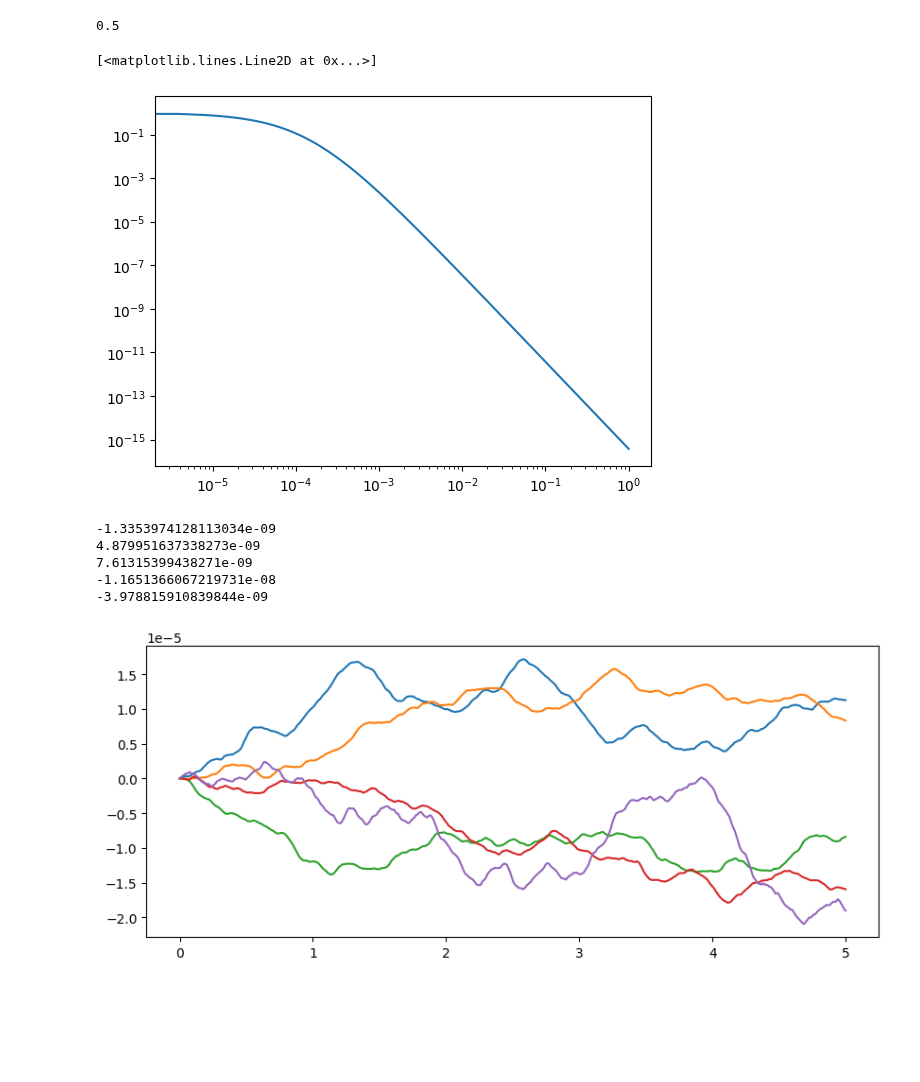
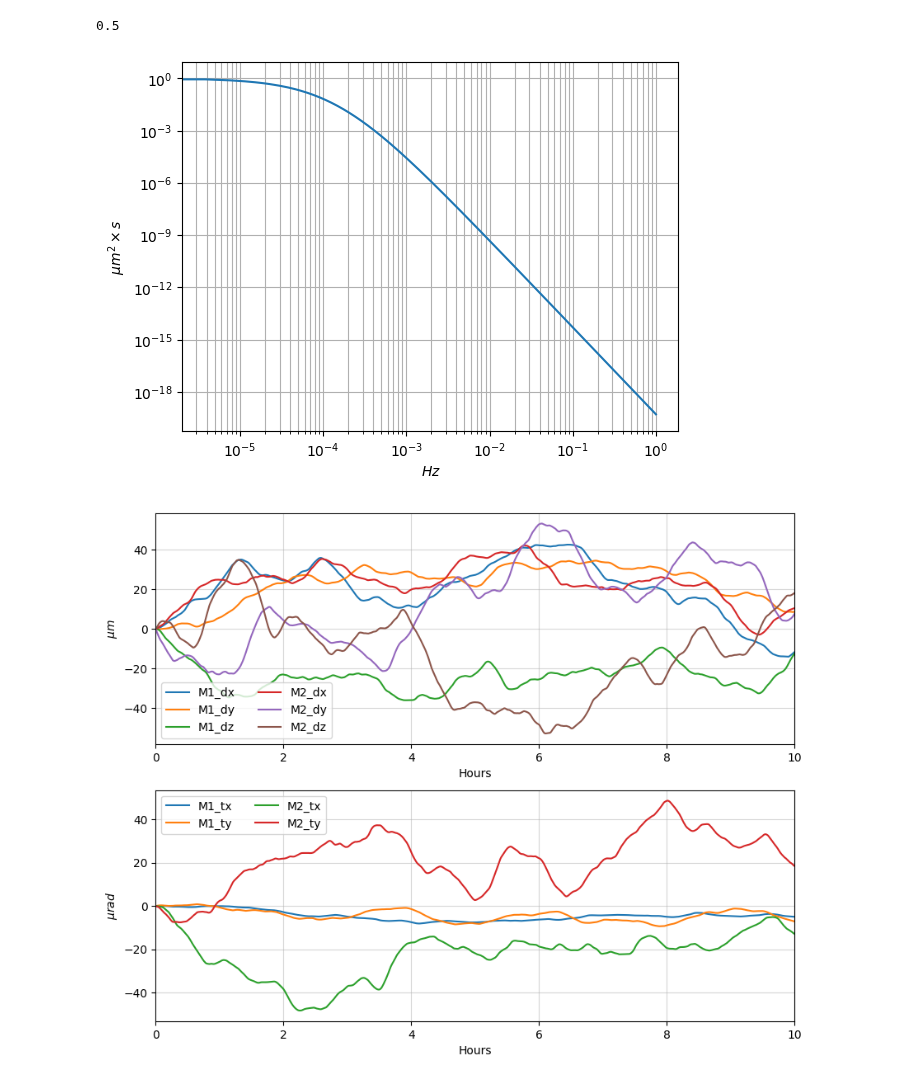
Before and after one commit to zhangderby/ffpr, a Jupyter notebook: generate_timeseries.ipynb, the cells around one changed output. Cells and saved outputs as stored; diff of their text form; code cells hidden in the pictures; blank space fills up the shorter version.

```diff
--- a/generate_timeseries.ipynb
+++ b/generate_timeseries.ipynb
@@ -50,4 +50,22 @@ from utils import generate_freqs, kneePSD, generate_time_series
 %reload_ext autoreload
 %autoreload 2
 %matplotlib inline
+# %%
+data = {'f_max' : 1,         # hz
+        't_max' : 10 * 3600, # sec
+        'f_knee' : 1 / (2 * 3600), # hz
+        'slope' : 5,
+        'freqs' : [],
+        'psd' : [],
+        'times' : [],
+        'DOF' : {'M1_dx' : {'RMS' : 25e-6, 'timeseries' : []},
+                 'M1_dy' : {'RMS' : 25e-6, 'timeseries' : []},
+                 'M1_dz' : {'RMS' : 25e-6, 'timeseries' : []},
+                 'M1_tx' : {'RMS' : 5e-6, 'timeseries' : []},
+                 'M1_ty' : {'RMS' : 5e-6, 'timeseries' : []},
+                 'M2_dx' : {'RMS' : 25e-6, 'timeseries' : []},
+                 'M2_dy' : {'RMS' : 25e-6, 'timeseries' : []},
+                 'M2_dz' : {'RMS' : 25e-6, 'timeseries' : []},
+                 'M2_tx' : {'RMS' : 25e-6, 'timeseries' : []},
+                 'M2_ty' : {'RMS' : 25e-6, 'timeseries' : []},}}
 # %%
@@ -78,25 +98,32 @@ print(interval)
 # %% [output]
 0.5
 # %%
-plt.loglog(freqs.get(), psd.get())
+plt.loglog(data['freqs'], data['psd'])
+plt.ylabel(r'$\mu m^2 \times s$')
+plt.xlabel(r'$Hz$')
+plt.grid(which='both')
 # %% [output]
-[<matplotlib.lines.Line2D at 0x...>]
-[figure, old version]
+[figure, new version]
-# %%
-print(coeffs[0, 2])
-print(coeffs[1, 2])
-print(coeffs[2, 2])
-print(coeffs[3, 2])
-print(coeffs[4, 2])
-# %% [output]
--1.3353974128113034e-09
-4.879951637338273e-09
-7.61315399438271e-09
--1.1651366067219731e-08
--3.978815910839844e-09
 # %%
-plt.figure(figsize=(10, 4))
-for i in range(5):
-    plt.plot(times.get() / 3600, coeffs[i, :].get())
+plt.figure(figsize=(10, 8))
+plt.subplot(211)
+for key in data['DOF']:
+    if 'd' in key:
+        plt.plot(data['times'] / 3600, data['DOF'][key]['timeseries'] * 1e6, label=key)
+plt.legend(ncols=2)
+plt.xlabel('Hours')
+plt.ylabel(r'$\mu m$')
+plt.xlim([0, 10])
+plt.grid(alpha=0.5)
+
+plt.subplot(212)
+for key in data['DOF']:
+    if 't' in key:
+        plt.plot(data['times'] / 3600, data['DOF'][key]['timeseries'] * 1e6, label=key)
+plt.legend(ncols=2)
+plt.xlabel('Hours')
+plt.ylabel(r'$\mu rad$')
+plt.xlim([0, 10])
+plt.grid(alpha=0.5)
 # %% [output]
-[figure, old version]
+[figure, new version]
```
Also changed, not shown: parts of 4 cells of this notebook, 3 other files.
